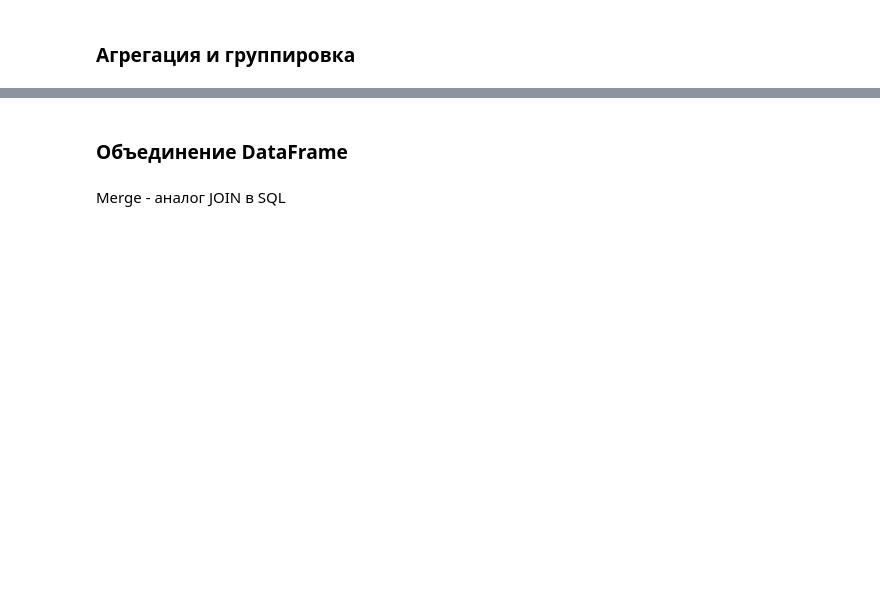
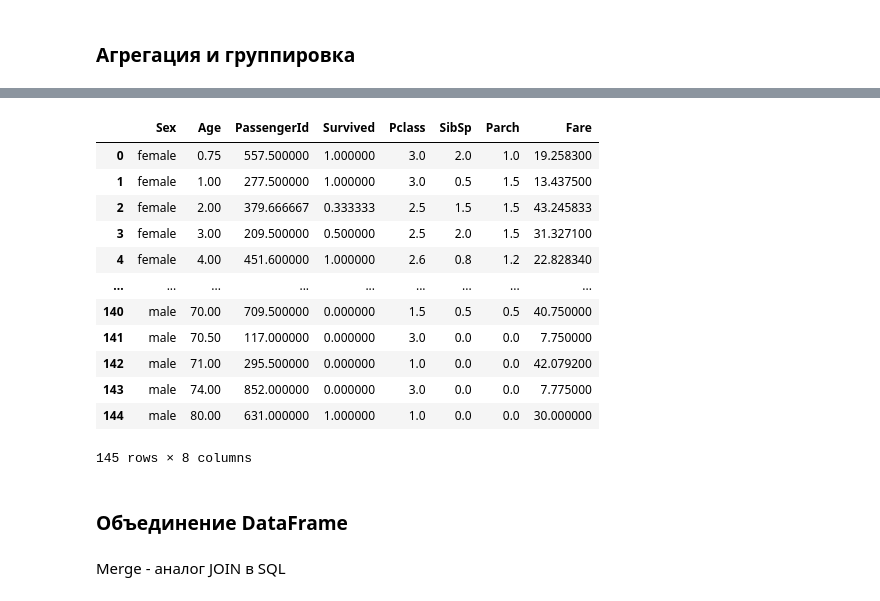
Before and after one commit to gevol69/data_science, a Jupyter notebook: 1. Pandas/Pandas.ipynb, the cells around one changed output, grey strips where cells are left out. Drawn from its saved outputs; the diff is of its cells as text; code cells hidden in the pictures; blank space fills up the shorter version.

```diff
--- a/1. Pandas/Pandas.ipynb
+++ b/1. Pandas/Pandas.ipynb
@@ -570,7 +1055,21 @@ data.groupby( 'Sex' ).mean().reset_index()
 # %%
 # группировка по нескольким столбцам одновременно
 
-data.groupby( ['Sex', 'Age'] ).mean()
+data.groupby( ['Sex', 'Age'] ).mean().reset_index()
+# %% [output]
+|  | Sex | Age | PassengerId | Survived | Pclass | SibSp | Parch | Fare |
+| 0 | female | 0.75 | 557.500000 | 1.000000 | 3.0 | 2.0 | 1.0 | 19.258300 |
+| 1 | female | 1.00 | 277.500000 | 1.000000 | 3.0 | 0.5 | 1.5 | 13.437500 |
+| 2 | female | 2.00 | 379.666667 | 0.333333 | 2.5 | 1.5 | 1.5 | 43.245833 |
+| 3 | female | 3.00 | 209.500000 | 0.500000 | 2.5 | 2.0 | 1.5 | 31.327100 |
+| 4 | female | 4.00 | 451.600000 | 1.000000 | 2.6 | 0.8 | 1.2 | 22.828340 |
+| ... | ... | ... | ... | ... | ... | ... | ... | ... |
+| 140 | male | 70.00 | 709.500000 | 0.000000 | 1.5 | 0.5 | 0.5 | 40.750000 |
+| 141 | male | 70.50 | 117.000000 | 0.000000 | 3.0 | 0.0 | 0.0 | 7.750000 |
+| 142 | male | 71.00 | 295.500000 | 0.000000 | 1.0 | 0.0 | 0.0 | 42.079200 |
+| 143 | male | 74.00 | 852.000000 | 0.000000 | 3.0 | 0.0 | 0.0 | 7.775000 |
+| 144 | male | 80.00 | 631.000000 | 1.000000 | 1.0 | 0.0 | 0.0 | 30.000000 |
+145 rows × 8 columns
 # %% [markdown]
 ### Объединение DataFrame
 # %% [markdown]
```
Also changed, not shown: parts of 75 cells of this notebook, 2 other files.
